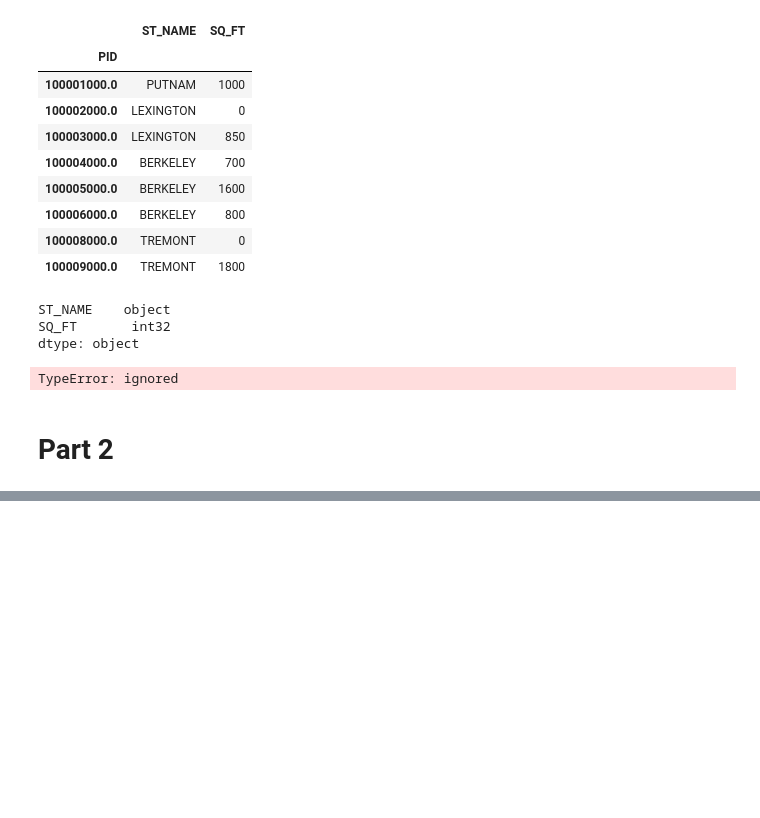
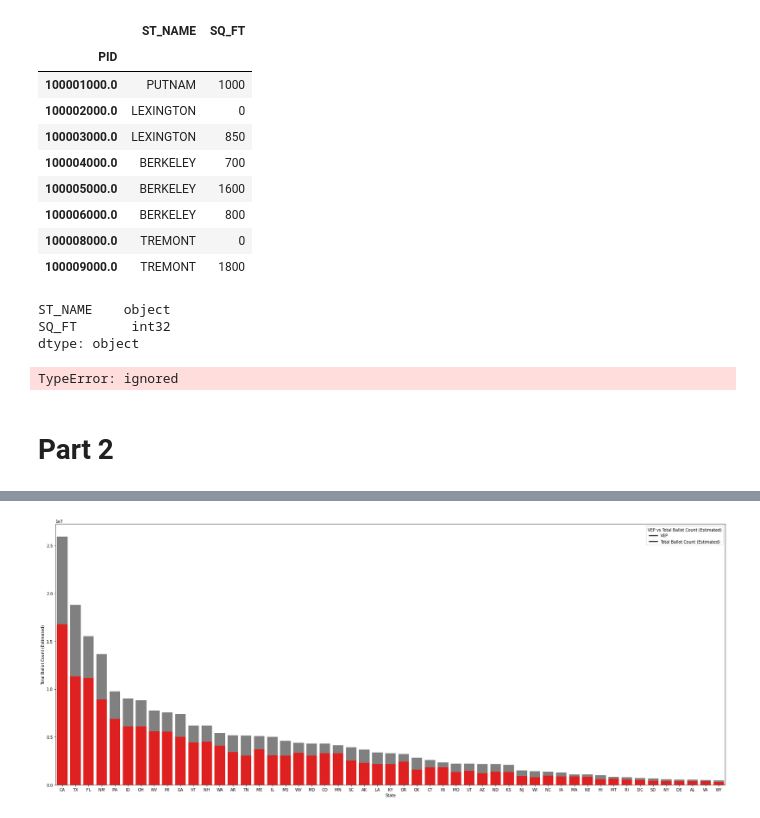
Before and after one commit to unitxero/Data_Analysis_MC, a Jupyter notebook: Day_7_Group_Assignment.ipynb, the cells around one changed output, grey strips where cells are left out. Cells and saved outputs as stored; diff of their text form; code cells hidden in the pictures; blank space fills up the shorter version.

```diff
--- a/Day_7_Group_Assignment.ipynb
+++ b/Day_7_Group_Assignment.ipynb
@@ -254,0 +588,2 @@ TypeError: ignored
+# %%
+df_graph_prep_4['Total Ballot Count (Estimated)'] = col_insert
@@ -254,0 +605,2 @@ TypeError: ignored
+# %%
+df_graph_prep_4.drop(labels = 'Total Ballot Count Estimate', axis = 1, inplace = True)
@@ -254,0 +643,15 @@ TypeError: ignored
+# %%
+# Final data
+df_graph_final = df_graph_prep_4
+# %%
+df_graph_final = df_graph_final.sort_values(by = 'VEP1',ascending= False)
+# %%
+fig, ax = plt.subplots(figsize=(30,12))
+
+ax = sns.barplot(x = 'State', y = 'VEP1', data=df_graph_final, color ='grey')
+ax = sns.barplot(x = 'State', y = 'Total Ballot Count (Estimated)', data=df_graph_final, color = 'red')
+
+plt.legend(labels = ["VEP", "Total Ballot Count (Estimated)"], title = 'VEP vs Total Ballot Count (Estimated)')
+plt.show()
+# %% [output]
+[figure, added]
```
Also changed, not shown: parts of 64 cells of this notebook.
